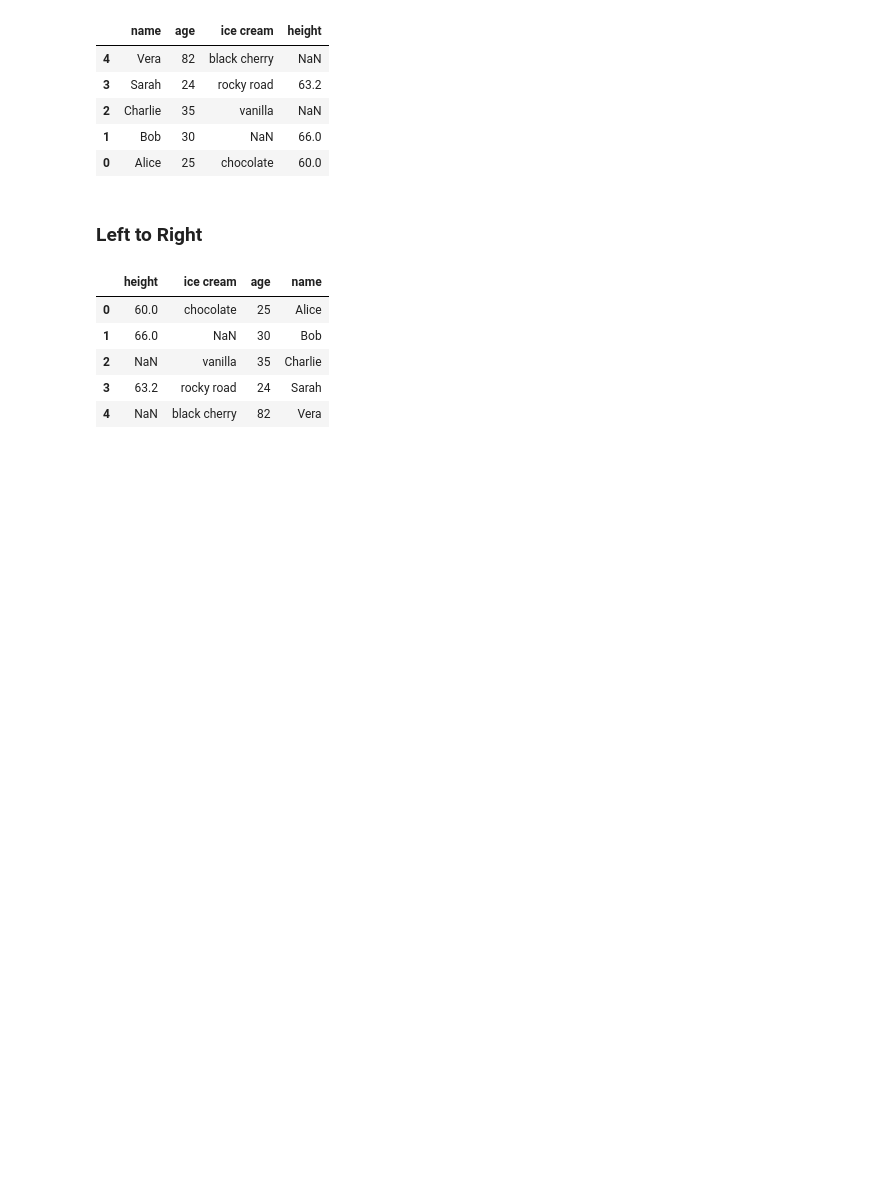
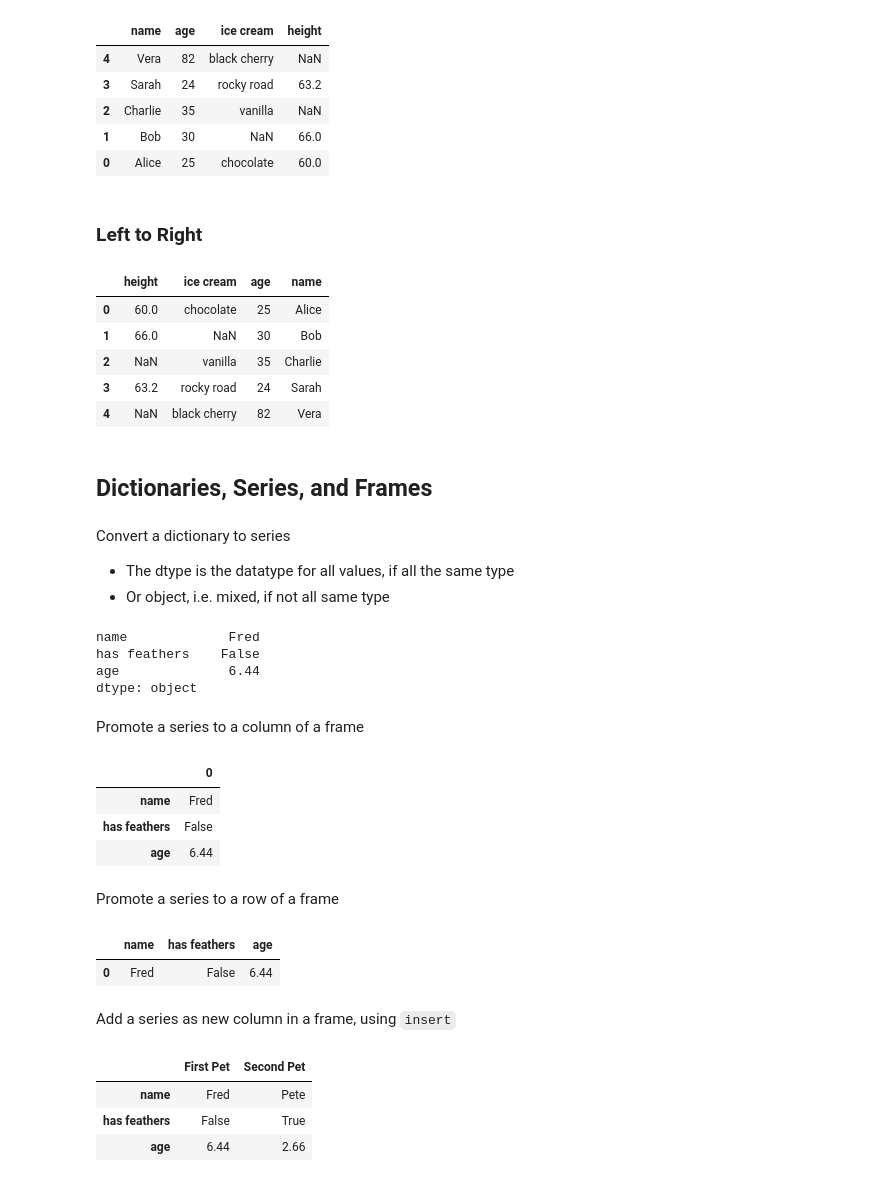
Before and after one commit to johnmarcovici/demo-notebooks, a Jupyter notebook: pandas_demos.ipynb, the cells around one changed output. Saved outputs shown, nothing was run; the diff lists cells and outputs as text; code cells hidden in the pictures; blank space fills up the shorter version.

Commit message:
promoting dicts, adding series to frames

```diff
--- a/pandas_demos.ipynb
+++ b/pandas_demos.ipynb
@@ -504,3 +504,78 @@ df.iloc[:, ::-1]
 | 2 | NaN | vanilla | 35 | Charlie |
 | 3 | 63.2 | rocky road | 24 | Sarah |
 | 4 | NaN | black cherry | 82 | Vera |
+# %% [markdown]
+## Dictionaries, Series, and Frames
+# %% [markdown]
+Convert a dictionary to series
+- The dtype is the datatype for all values, if all the same type
+- Or object, i.e. mixed, if not all same type
+# %%
+pd.Series(
+    data={
+        "name": "Fred",
+        "has feathers": False,
+        "age": 6.44,
+    }
+)
+# %% [output]
+name             Fred
+has feathers    False
+age              6.44
+dtype: object
+# %% [markdown]
+Promote a series to a column of a frame
+# %%
+pd.Series(
+    data={
+        "name": "Fred",
+        "has feathers": False,
+        "age": 6.44,
+    }
+).to_frame()
+# %% [output]
+|  | 0 |
+| name | Fred |
+| has feathers | False |
+| age | 6.44 |
+# %% [markdown]
+Promote a series to a row of a frame
+# %%
+pd.Series(
+    data={
+        "name": "Fred",
+        "has feathers": False,
+        "age": 6.44,
+    }
+).to_frame().transpose()
+# %% [output]
+|  | name | has feathers | age |
+| 0 | Fred | False | 6.44 |
+# %% [markdown]
+Add a series as new column in a frame, using `insert`
+# %%
+df = pd.Series(
+    data={
+        "name": "Fred",
+        "has feathers": False,
+        "age": 6.44,
+    }
+).to_frame(name="First Pet")
+df.insert(
+    loc=1,
+    column="Second Pet",
+    value=pd.Series(
+        data={
+            "name": "Pete",
+            "has feathers": True,
+            "age": 2.66,
+        }
+    ),
+)
+
+df
+# %% [output]
+|  | First Pet | Second Pet |
+| name | Fred | Pete |
+| has feathers | False | True |
+| age | 6.44 | 2.66 |
```
Also changed, not shown: parts of 6 cells of this notebook.
